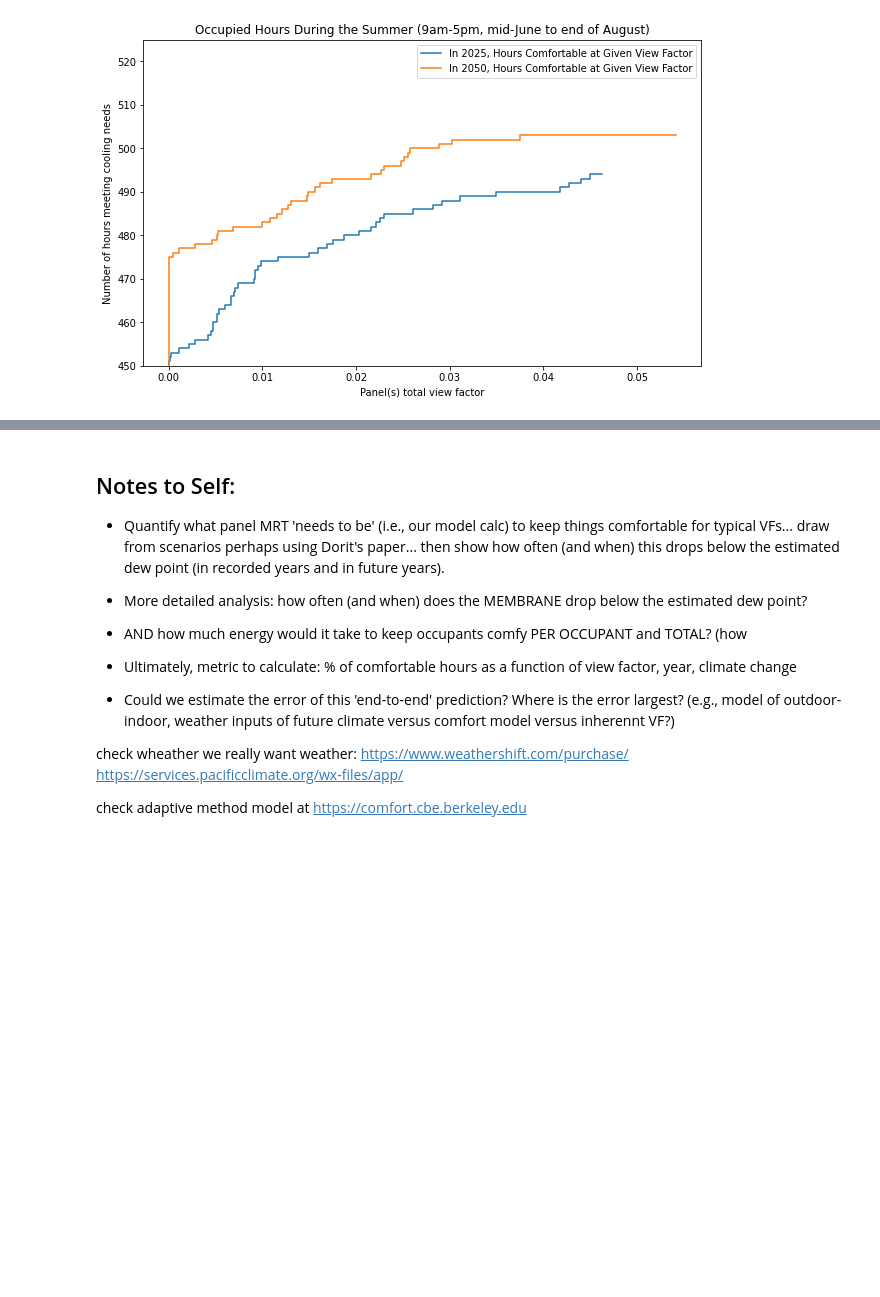
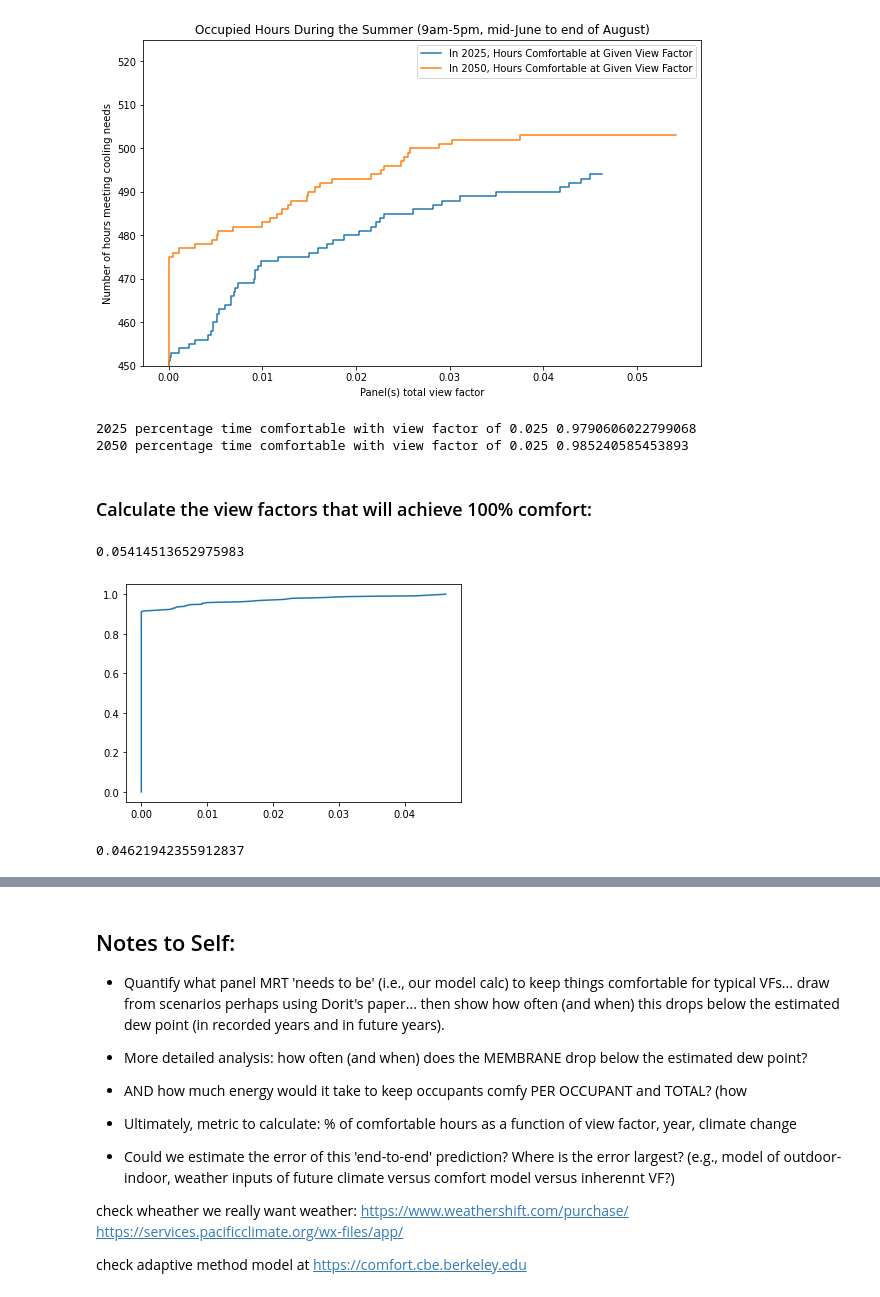
Before and after one commit to eta-lab/cooling-around, a Jupyter notebook: models/mrt2_XGBoost_futurePredictions.ipynb, the cells around one changed output, grey strips where cells are left out. Cells and saved outputs as stored; diff of their text form; code cells hidden in the pictures; blank space fills up the shorter version.

```diff
--- a/models/mrt2_XGBoost_futurePredictions.ipynb
+++ b/models/mrt2_XGBoost_futurePredictions.ipynb
@@ -758,6 +758,39 @@ plt.ylim(450, 525)
 plt.show()
 # %% [output]
 [figure]
+# %%
+print( '2025 percentage time comfortable with view factor of 0.025', np.interp (0.025, sorted_2025, np.arange(sorted_2025.size)) / sorted_2025.size)
+print( '2050 percentage time comfortable with view factor of 0.025', np.interp (0.025, sorted_2050, np.arange(sorted_2050.size)) / sorted_2050.size)
+# %% [output]
+2025 percentage time comfortable with view factor of 0.025 0.9790606022799068
+2050 percentage time comfortable with view factor of 0.025 0.985240585453893
+# %% [markdown]
+### Calculate the view factors that will achieve 100% comfort:
+# %%
+# 2050
+
+# calculate the proportional values of samples
+p = 1. * np.arange(len(sorted_2050)) / (len(sorted_2050) - 1)
+
+
+f = lambda x: np.interp(x, p, sorted_2050)
+f(1) # 100% of hours comfortable
+# %% [output]
+0.05414513652975983
+# %%
+# 2025
+
+# calculate the proportional values of samples
+p = 1. * np.arange(len(sorted_2025)) / (len(sorted_2025) - 1)
+plt.figure()
+plt.plot(sorted_2025, p)
+plt.show()
+
+f = lambda x: np.interp(x, p, sorted_2025)
+f(1) # 100% of hours comfortable
+# %% [output]
+[figure, added]
+0.04621942355912837
 # %%
 
 # plot the cumulative histogram starting at VF >= 0:
```
Also changed, not shown: parts of 7 cells of this notebook.
